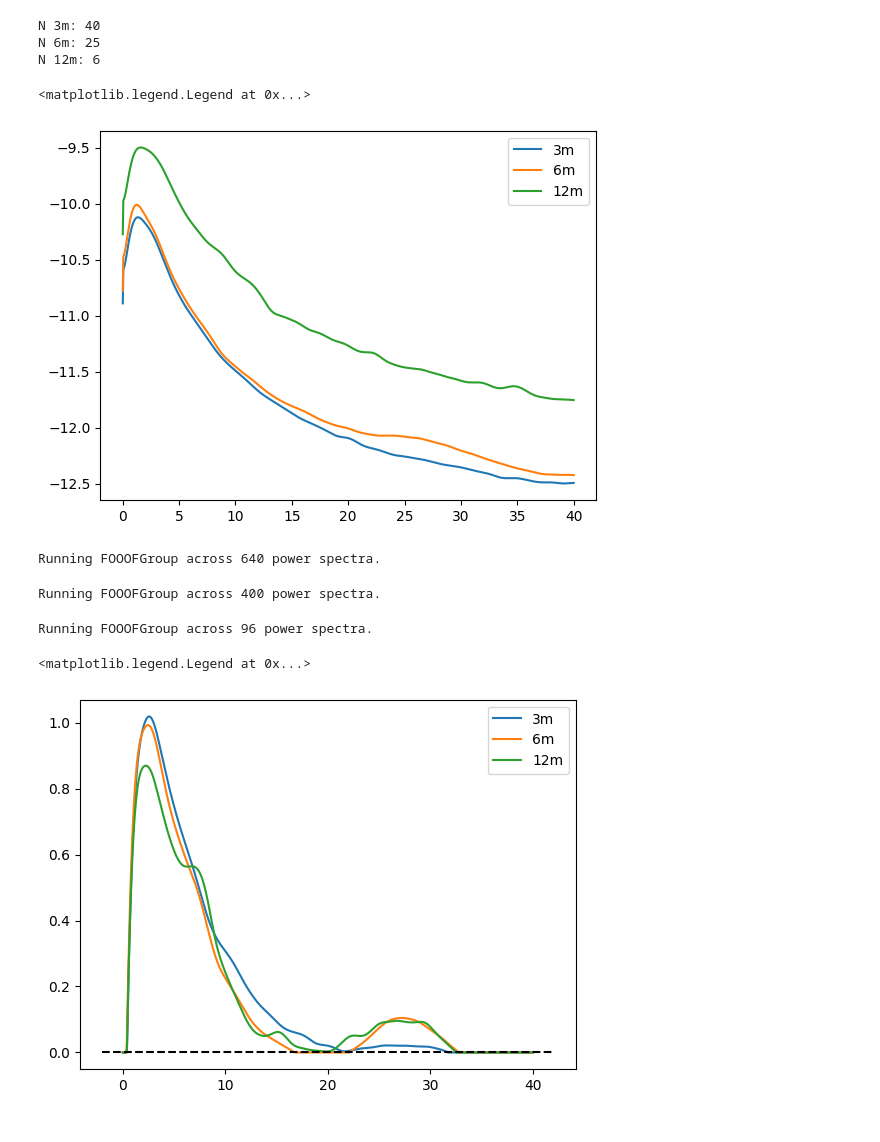
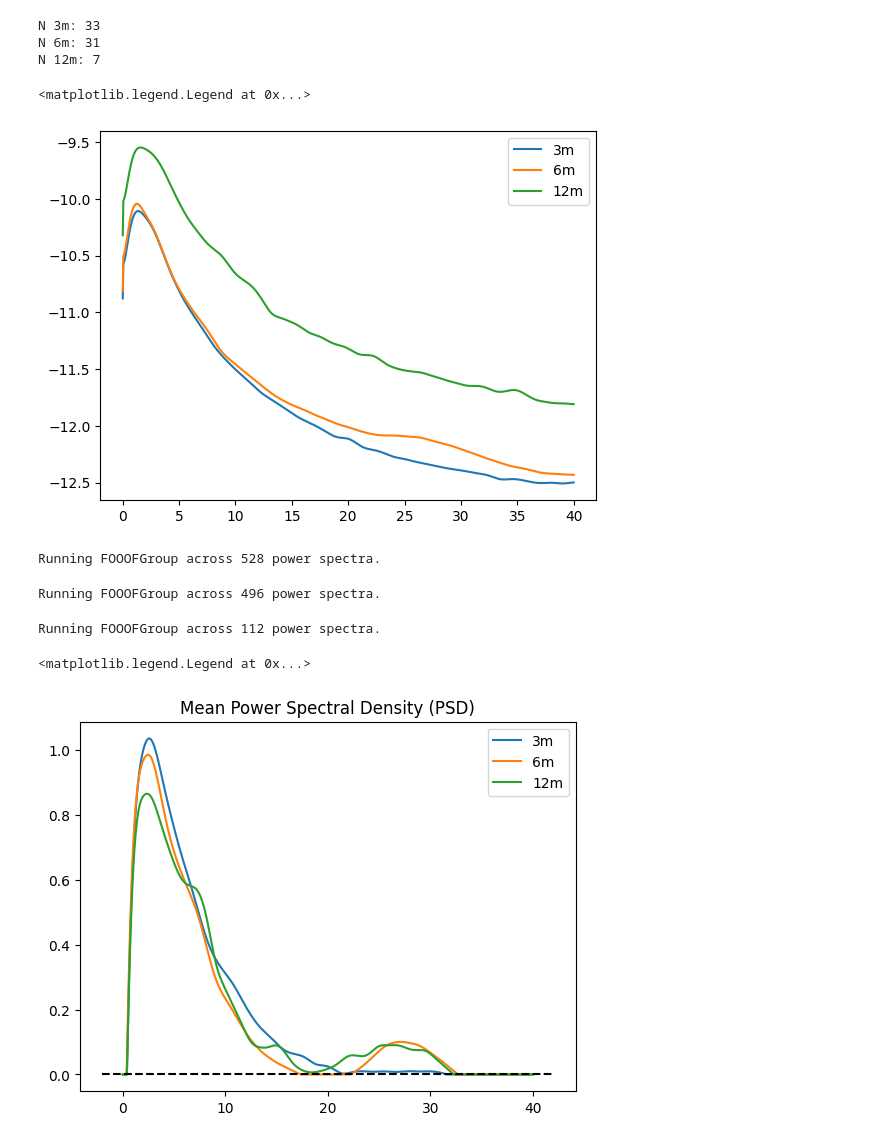
Before and after one commit to danclab/devmobeta_grasp, a Jupyter notebook: analysis/analysis_01_power_spectra.ipynb, the cells around one changed output. Cells and saved outputs as stored; diff of their text form; code cells hidden in the pictures.

```diff
--- a/analysis/analysis_01_power_spectra.ipynb
+++ b/analysis/analysis_01_power_spectra.ipynb
@@ -21,15 +18,27 @@ c_chans.extend(c4_chans)
 # %%
 def compute_psds(age):
     subjects=[os.path.split(x)[-1] for x in glob.glob('/home/common/bonaiuto/devmobeta/data/sub-*')]
+    subject_age_path=os.path.join('/home/common/bonaiuto/devmobeta/derivatives/')
+    subject_age= os.path.join(subject_age_path,'participants.csv')
 
     sub_psds=[]
-    for subject in subjects:
-        sub_path=os.path.join('/home/common/bonaiuto/devmobeta/derivatives/',subject)
-        sessions=[os.path.split(x)[-1] for x in glob.glob(os.path.join(sub_path,'ses-*'))]
-        for session in sessions:
-            if (age=='3m' and (session=='ses-01' or session=='ses-02')) or (age=='6m' and (session=='ses-03' or session=='ses-04')) or (age=='12m' and (session=='ses-05' or session=='ses-06')):
+    freqs=None
+
+    with open(subject_age, 'r') as csvfile:
+        reader = csv.DictReader(csvfile, delimiter='\t')
+        for row in reader:
+            print("Processing row:", row)
+            subject=row['subject_id']
+            session=row['session']
+            subject_age = row['age']
+            print("Subject:", subject, "Age:", subject_age)
+            if subject_age==age:
+                print(f"Processing subject {subject} with age {subject_age}")
+                sub_path=os.path.join('/home/common/bonaiuto/devmobeta/derivatives/',subject)
                 ses_path=os.path.join(sub_path, session)
+                print(ses_path)
                 if os.path.exists(os.path.join(ses_path,'eeg','NEARICA_NF')):
+                    print(f"Processing subject {subject} with age {subject_age}and session{session}")
                     eeg_path=os.path.join(ses_path,'eeg','NEARICA_NF')
                     fname=os.path.join(eeg_path, f'03_ica_data/{subject}_task-devmobeta_grasp_eeg_ica_art_rej_interp_reref.set')
                     if os.path.exists(fname):
@@ -70,9 +79,11 @@ def compute_psds(age):
                             freqs=freqs[f_idx]
                             chan_psd=chan_psd[:,f_idx]
                             sub_psds.append(chan_psd)
+                else:
+                    print (f"Processing subject {subject} with age {subject_age} and {session} doesn't exist")
     sub_psds=np.array(sub_psds)
     return freqs, sub_psds
 # %%
-freqs, sub_3m_psds=compute_psds('3m')
-freqs, sub_6m_psds=compute_psds('6m')
-freqs, sub_12m_psds=compute_psds('12m')
+freqs, sub_three_psds=compute_psds('three')
+freqs, sub_six_psds=compute_psds('six')
+freqs, sub_twelve_psds=compute_psds('twelve')
@@ -79,19 +209,19 @@ freqs, sub_12m_psds=compute_psds('12m')
 # %%
-print(f'N 3m: {sub_3m_psds.shape[0]}')
-print(f'N 6m: {sub_6m_psds.shape[0]}')
-print(f'N 12m: {sub_12m_psds.shape[0]}')
+print(f'N 3m: {sub_three_psds.shape[0]}')
+print(f'N 6m: {sub_six_psds.shape[0]}')
+print(f'N 12m: {sub_twelve_psds.shape[0]}')
 # %% [output]
-N 3m: 40
-N 6m: 25
-N 12m: 6
+N 3m: 33
+N 6m: 31
+N 12m: 7
 # %%
-plt.plot(freqs,np.log10(np.mean(np.mean(sub_3m_psds,axis=1),axis=0)),label='3m')
-plt.plot(freqs,np.log10(np.mean(np.mean(sub_6m_psds,axis=1),axis=0)),label='6m')
-plt.plot(freqs,np.log10(np.mean(np.mean(sub_12m_psds,axis=1),axis=0)),label='12m')
+plt.plot(freqs,np.log10(np.mean(np.mean(sub_three_psds,axis=1),axis=0)),label='3m')
+plt.plot(freqs,np.log10(np.mean(np.mean(sub_six_psds,axis=1),axis=0)),label='6m')
+plt.plot(freqs,np.log10(np.mean(np.mean(sub_twelve_psds,axis=1),axis=0)),label='12m')
 plt.legend()
 # %% [output]
 <matplotlib.legend.Legend at 0x...>
-[figure, old version]
+[figure, new version]
 # %%
 def parameterize_psds(freqs, sub_psds):
     n_chans=sub_psds.shape[1]
@@ -112,29 +242,30 @@ def parameterize_psds(freqs, sub_psds):
                 sub_periodic[s_idx,chan,:]=np.log10(sub_psds[s_idx,chan,:])-sub_aperiodic[s_idx,chan,:]
     return fgs, sub_periodic, sub_aperiodic
 # %%
-fgs_3m, sub_3m_periodic, sub_3m_aperiodic=parameterize_psds(freqs, sub_3m_psds)
-fgs_6m, sub_6m_periodic, sub_6m_aperiodic=parameterize_psds(freqs, sub_6m_psds)
-fgs_12m, sub_12m_periodic, sub_12m_aperiodic=parameterize_psds(freqs, sub_12m_psds)
+fgs_3m, sub_three_periodic, sub_three_aperiodic=parameterize_psds(freqs, sub_three_psds)
+fgs_6m, sub_six_periodic, sub_six_aperiodic=parameterize_psds(freqs, sub_six_psds)
+fgs_12m, sub_twelve_periodic, sub_twelve_aperiodic=parameterize_psds(freqs, sub_twelve_psds)
 # %% [output]
-Running FOOOFGroup across 640 power spectra.
+Running FOOOFGroup across 528 power spectra.
-Running FOOOFGroup across 400 power spectra.
+Running FOOOFGroup across 496 power spectra.
-Running FOOOFGroup across 96 power spectra.
+Running FOOOFGroup across 112 power spectra.
 # %%
-mean_psd_3m=np.mean(np.mean(sub_3m_periodic,axis=1),axis=0)
+mean_psd_3m=np.mean(np.mean(sub_three_periodic,axis=1),axis=0)
 mean_psd_3m[mean_psd_3m<0]=0
-mean_psd_6m=np.mean(np.mean(sub_6m_periodic,axis=1),axis=0)
+mean_psd_6m=np.mean(np.mean(sub_six_periodic,axis=1),axis=0)
 mean_psd_6m[mean_psd_6m<0]=0
-mean_psd_12m=np.mean(np.mean(sub_12m_periodic,axis=1),axis=0)
+mean_psd_12m=np.mean(np.mean(sub_twelve_periodic,axis=1),axis=0)
 mean_psd_12m[mean_psd_12m<0]=0
 
 plt.plot(freqs,mean_psd_3m,label='3m')
 plt.plot(freqs,mean_psd_6m,label='6m')
 plt.plot(freqs,mean_psd_12m,label='12m')
 plt.plot(plt.xlim(), [0, 0],'k--')
+plt.title('Mean Power Spectral Density (PSD)')
 plt.legend()
 # %% [output]
 <matplotlib.legend.Legend at 0x...>
-[figure, old version]
+[figure, new version]
 # %%
 all_peaks_3m=[]
 all_peaks_6m=[]
```
Also changed, not shown: parts of 7 cells of this notebook, 3 other files.
